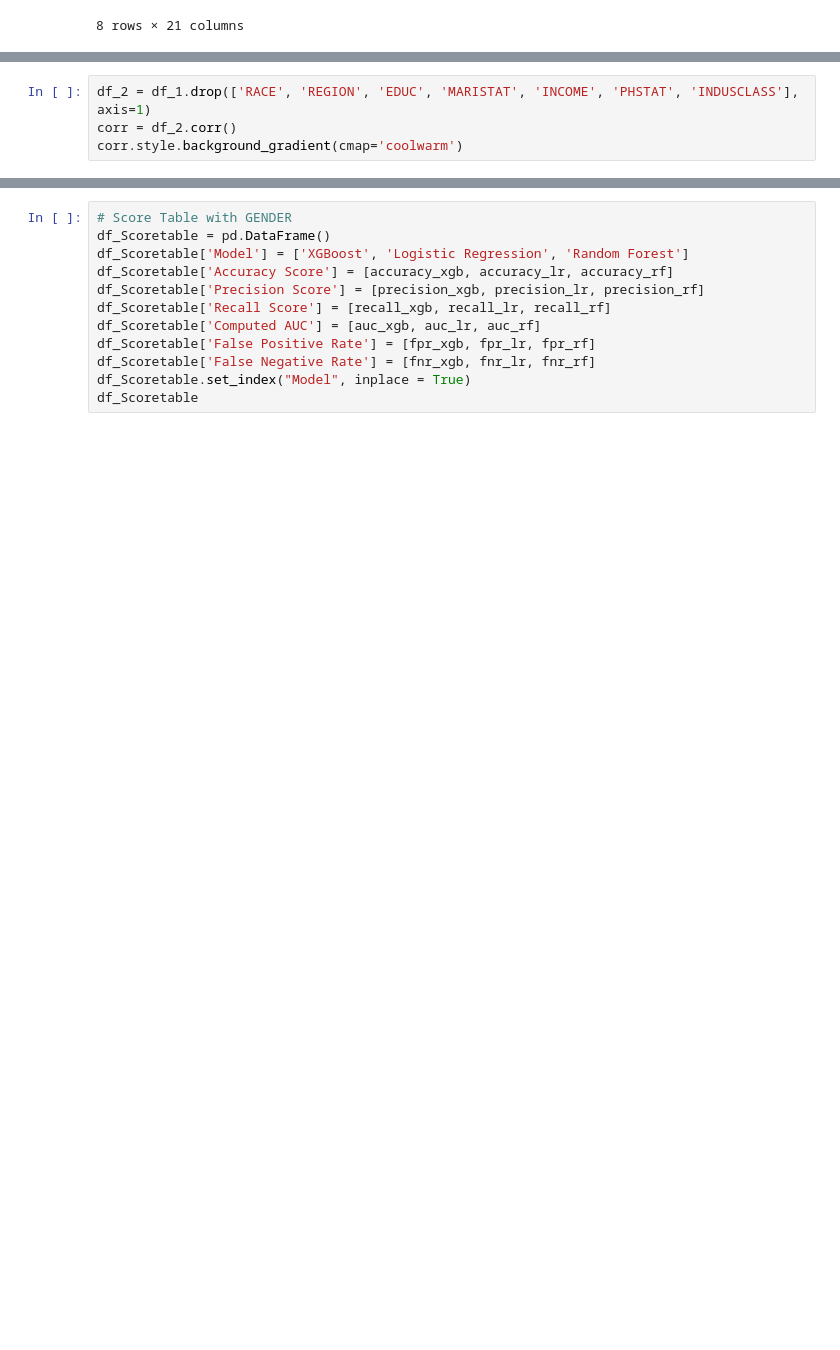
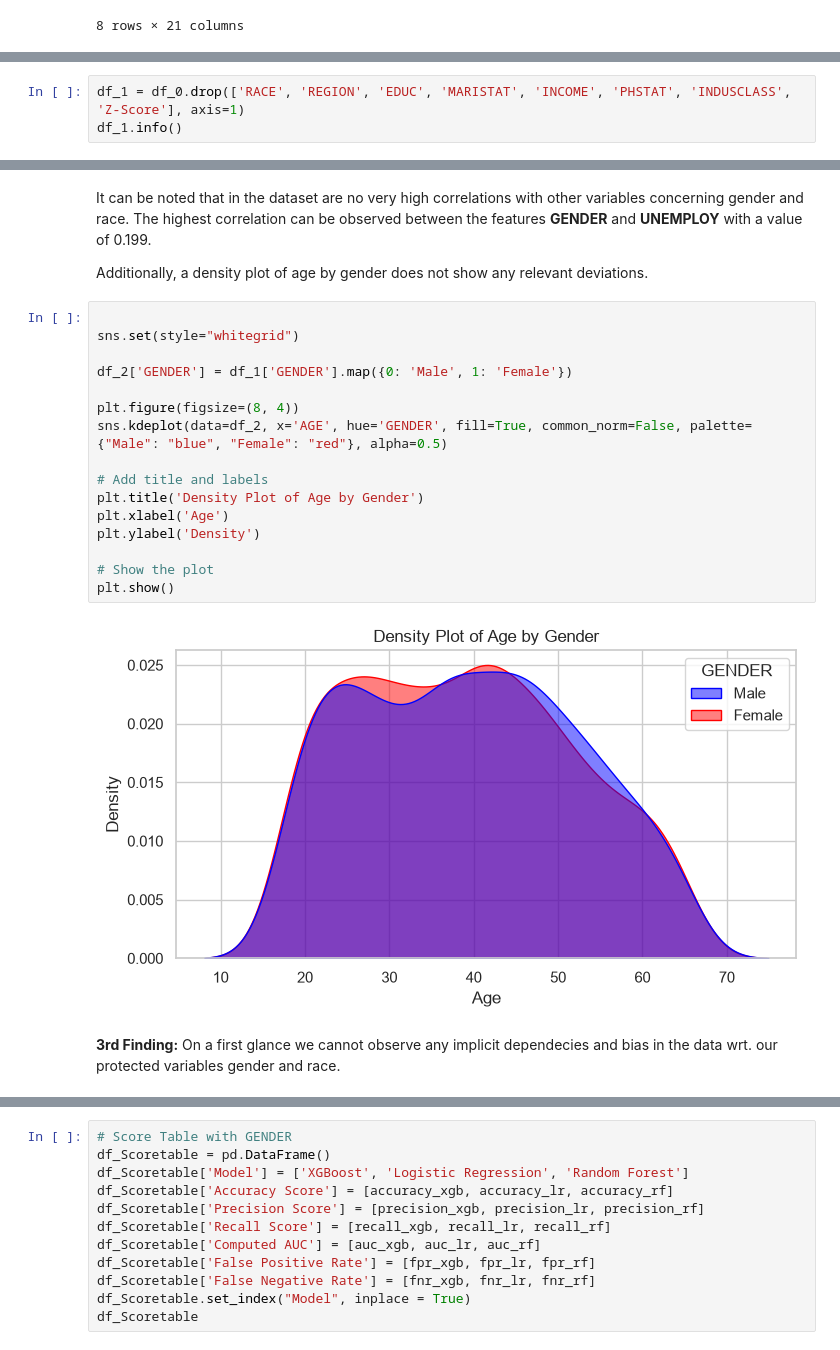
Before and after one commit to frank-g-schiller/ICA2026, a Jupyter notebook: Fairness_Example.ipynb, the cells around one changed output, grey strips where cells are left out. Drawn from its saved outputs; the diff is of its cells as text; blank space fills up the shorter version.

Commit message:
FUll review and first complete version

```diff
--- a/Fairness_Example.ipynb
+++ b/Fairness_Example.ipynb
@@ -328,4 +155,0 @@ Subsequently, a first correlation analysis is conducted for the numerical featur
-# %%
-df_2 = df_1.drop(['RACE', 'REGION', 'EDUC', 'MARISTAT', 'INCOME', 'PHSTAT', 'INDUSCLASS'], axis=1)
-corr = df_2.corr()
-corr.style.background_gradient(cmap='coolwarm')
@@ -682,0 +190,3 @@ False Negative Rate for Females: 0.076
+# %%
+df_1 = df_0.drop(['RACE', 'REGION', 'EDUC', 'MARISTAT', 'INCOME', 'PHSTAT', 'INDUSCLASS', 'Z-Score'], axis=1)
+df_1.info()
@@ -682,0 +234,24 @@ False Negative Rate for Females: 0.076
+# %% [markdown]
+It can be noted that in the dataset are no very high correlations with other variables concerning gender and race. The highest correlation can be observed between the features **GENDER** and **UNEMPLOY** with a value of 0.199.
+
+Additionally, a density plot of age by gender does not show any relevant deviations.
+# %%
+
+sns.set(style="whitegrid")
+
+df_2['GENDER'] = df_1['GENDER'].map({0: 'Male', 1: 'Female'})
+
+plt.figure(figsize=(8, 4))
+sns.kdeplot(data=df_2, x='AGE', hue='GENDER', fill=True, common_norm=False, palette={"Male": "blue", "Female": "red"}, alpha=0.5)
+
+# Add title and labels
+plt.title('Density Plot of Age by Gender')
+plt.xlabel('Age')
+plt.ylabel('Density')
+
+# Show the plot
+plt.show()
+# %% [output]
+[figure, added]
+# %% [markdown]
+**3rd Finding:** On a first glance we cannot observe any implicit dependecies and bias in the data wrt. our protected variables gender and race.
```
Also changed, not shown: parts of 219 cells of this notebook, 3 other files.
